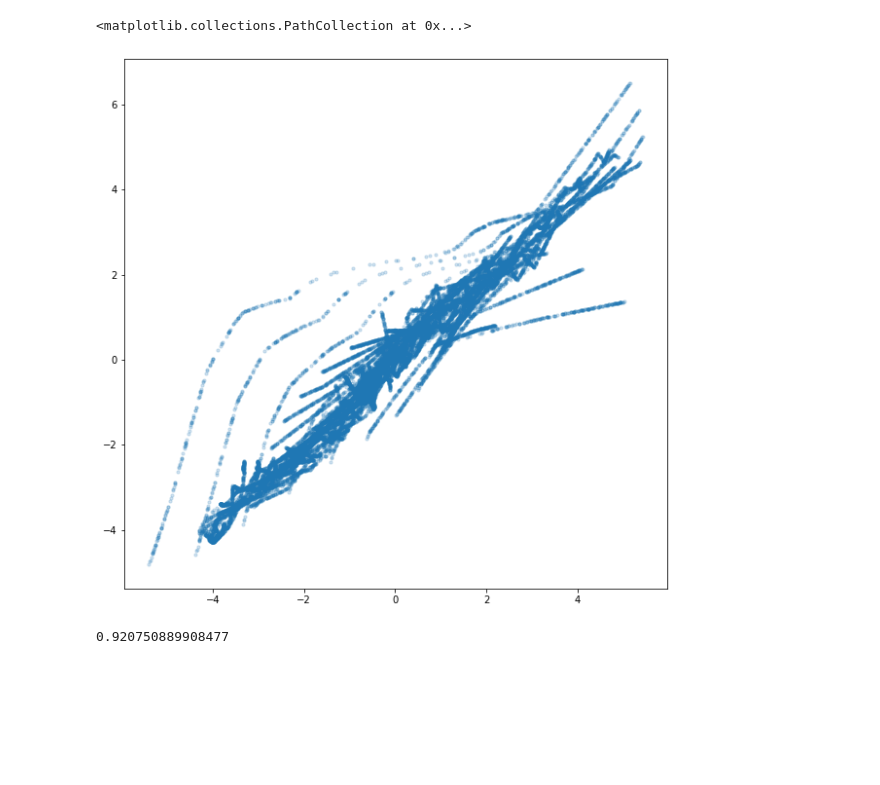
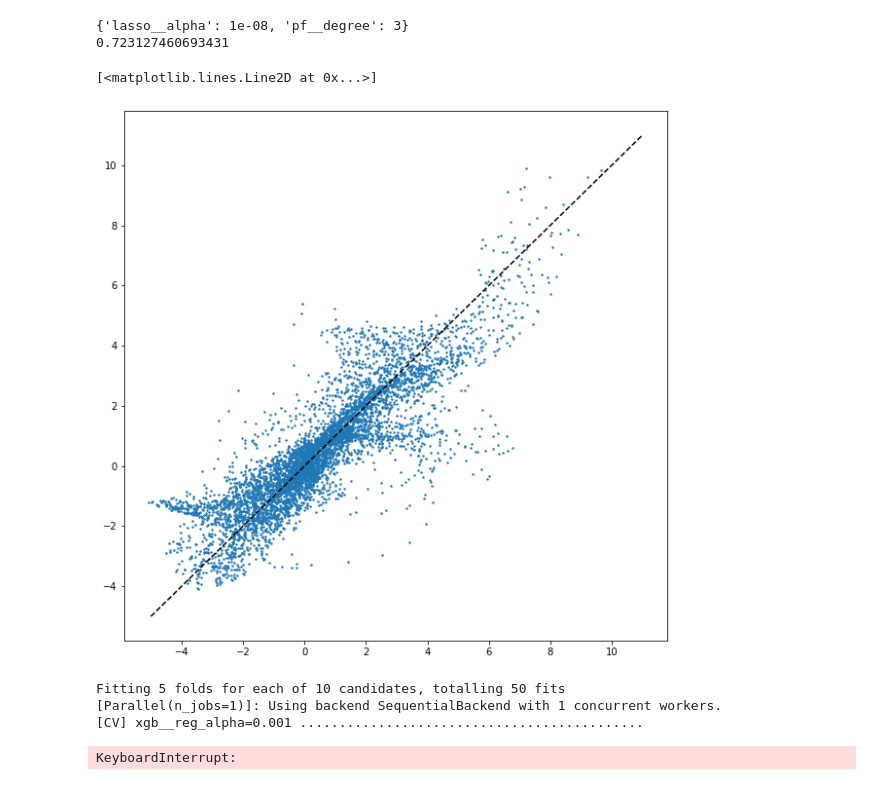
Before and after one commit to maitreyakv/imitation-learning, a Jupyter notebook: src/model.ipynb, the cells around one changed output. Cells and saved outputs as stored; diff of their text form; code cells hidden in the pictures; blank space fills up the shorter version.

Commit message:
Removed the dynamics features and tried different models.

```diff
--- a/src/model.ipynb
+++ b/src/model.ipynb
@@ -17,3 +20,7 @@ df = pd.read_csv("../data/data.csv", skiprows=1)
 grp = df["group"]
 X = df.drop(columns=["group", "u"])
 y = df["u"]
+
+train_idx, test_idx = next(GroupShuffleSplit(test_size=0.2, random_state=0).split(X, y, grp))
+X_train, y_train, grp_train = X.iloc[train_idx], y.iloc[train_idx], grp.iloc[train_idx]
+X_test, y_test, grp_test = X.iloc[test_idx], y.iloc[test_idx], grp.iloc[test_idx]
@@ -67,20 +26,0 @@ dynamics_transformer = DynamicsTransformer(dyn, u_range)
-# %%
-random_state = 0
-
-from sklearn.neural_network import MLPRegressor
-from sklearn.linear_model import Ridge
-model = Pipeline([("ss", StandardScaler()),
-                  ("nn", MLPRegressor(hidden_layer_sizes=(10,), random_state=random_state, max_iter=1000))])
-
-from sklearn.model_selection import GroupShuffleSplit
-train_idx, test_idx = next(GroupShuffleSplit(test_size=0.90, random_state=random_state).split(X, y, grp))
-X_train, X_test = X.iloc[train_idx], X.iloc[test_idx]
-y_train, y_test = y.iloc[train_idx], y.iloc[test_idx]
-grp_train, grp_test = grp[train_idx], grp[test_idx]
-
-from tqdm import tqdm
-from sklearn.model_selection import GroupKFold, GridSearchCV
-gs_params = {'nn__alpha':np.logspace(-5, 1, 5)}
-splitter = GroupKFold(n_splits=10)
-gs = GridSearchCV(model, param_grid=gs_params, cv=splitter, verbose=99, n_jobs=-1, return_train_score=True)
-gs.fit(X_train, y_train, groups=grp_train)
@@ -127,0 +27,14 @@ plt.semilogx()
+# %%
+param_grid = {"lasso__alpha": np.logspace(-12,-8,5),
+              "pf__degree": range(1, 4)}
+
+model = Pipeline([
+    ("ss", StandardScaler()),
+    ("pf", PolynomialFeatures()),
+    ("lasso", Lasso(random_state=0))
+])
+
+gs = GridSearchCV(model, param_grid=param_grid, n_jobs=-1,
+                  cv=GroupKFold(n_splits=5), verbose=99, return_train_score=True)
+
+gs.fit(X_train, y_train, groups=grp_train)
@@ -128,10 +67,31 @@ plt.semilogx()
 # %%
+print(gs.best_params_)
+print(gs.best_score_)
+
 plt.figure(figsize=(10,10))
-plt.scatter(y_test, gs.predict(X_test), alpha=0.2, s=10)
+plt.scatter(y_test, gs.predict(X_test), s=2)
+plt.plot([-5,11], [-5,11], "--k")
 # %% [output]
-<matplotlib.collections.PathCollection at 0x...>
+{'lasso__alpha': 1e-08, 'pf__degree': 3}
+0.723127460693431
+[<matplotlib.lines.Line2D at 0x...>]
-[figure, old version]
+[figure, new version]
-# %%
-gs.best_score_
-# %% [output]
-0.920750889908477
+# %%
+param_grid = {"xgb__reg_alpha": np.logspace(-3,1,10)}
+
+model = Pipeline([
+    ("xgb", XGBRegressor(max_depth=4, n_estimators=10000, reg_lambda=0, random_state=0))
+])
+
+gs = GridSearchCV(model, param_grid=param_grid,
+                  cv=GroupKFold(n_splits=5), verbose=99, return_train_score=True)
+
+fit_params = {"early_stopping_rounds":50,
+              "eval_set":[[X_test, y_test]]}
+
+gs.fit(X_train, y_train, groups=grp_train)
+# %% [output]
+Fitting 5 folds for each of 10 candidates, totalling 50 fits
+[Parallel(n_jobs=1)]: Using backend SequentialBackend with 1 concurrent workers.
+[CV] xgb__reg_alpha=0.001 ............................................
+KeyboardInterrupt:
```
Also changed, not shown: parts of 7 cells of this notebook.
